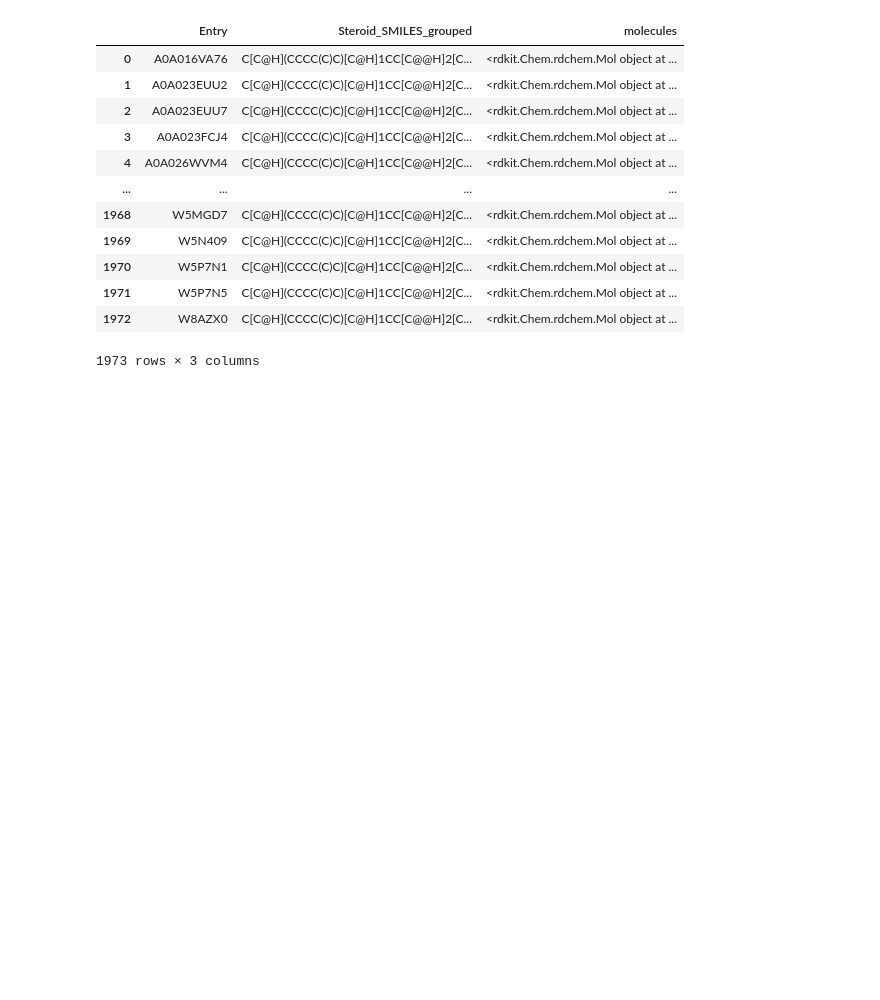
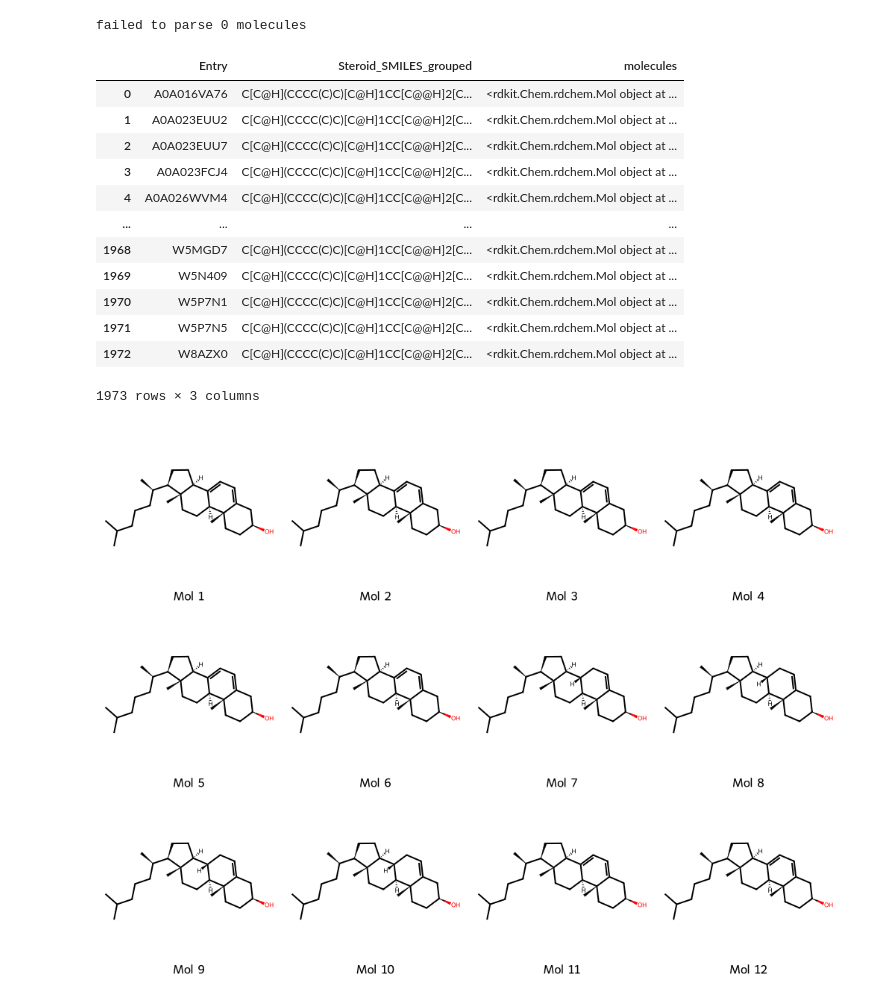
Before and after one commit to wiz124/chem169-git, a Jupyter notebook: Li_Harry_RID_010_code.ipynb, the cells around one changed output. Saved outputs shown, nothing was run; the diff lists cells and outputs as text; code cells hidden in the pictures; blank space fills up the shorter version.

```diff
--- a/Li_Harry_RID_010_code.ipynb
+++ b/Li_Harry_RID_010_code.ipynb
@@ -3,34 +3,50 @@
 # %%
 #Exercise 0
 import pandas as pd
 from rdkit import Chem
 from rdkit import rdBase
+from rdkit.Chem import Draw
+import numpy as np
+import matplotlib.pyplot as plt
+import seaborn as sns
 
 df=pd.read_csv('steroid_dataset - my_data.csv', usecols=['Entry','Steroid_SMILES_grouped'])
 
 def smilestomol(smile):
     mol=Chem.MolFromSmiles(smile)
     return mol
-df['molecules']=df['Steroid_SMILES_grouped'].apply(smilestomol)
+#df['molecules']=df['Steroid_SMILES_grouped'].apply(smilestomol)
+df['molecules'] = df['Steroid_SMILES_grouped'].dropna().apply(smilestomol)
+
+none_count = sum(1 for mol in df['molecules'] if mol is None)
+print(f'failed to parse {none_count} molecules')
+
 display(df)
 
 
 assert df['molecules'].dtype=='object'
 assert df['molecules'].count()==df['Entry'].count()
+
+mol_list=df['molecules'].tolist()
+img = Draw.MolsToGridImage(mol_list[:12], molsPerRow=4, subImgSize=(250, 250),
+                            legends=[f"Mol {i+1}" for i in range(min(12, len(mol_list)))])
+img
 # %% [output]
+failed to parse 0 molecules
 |  | Entry | Steroid_SMILES_grouped | molecules |
 | 0 | A0A016VA76 | C[C@H](CCCC(C)C)[C@H]1CC[C@@H]2[C... | <rdkit.Chem.rdchem.Mol object at ... |
 | 1 | A0A023EUU2 | C[C@H](CCCC(C)C)[C@H]1CC[C@@H]2[C... | <rdkit.Chem.rdchem.Mol object at ... |
 | 2 | A0A023EUU7 | C[C@H](CCCC(C)C)[C@H]1CC[C@@H]2[C... | <rdkit.Chem.rdchem.Mol object at ... |
 | 3 | A0A023FCJ4 | C[C@H](CCCC(C)C)[C@H]1CC[C@@H]2[C... | <rdkit.Chem.rdchem.Mol object at ... |
 | 4 | A0A026WVM4 | C[C@H](CCCC(C)C)[C@H]1CC[C@@H]2[C... | <rdkit.Chem.rdchem.Mol object at ... |
 | ... | ... | ... | ... |
 | 1968 | W5MGD7 | C[C@H](CCCC(C)C)[C@H]1CC[C@@H]2[C... | <rdkit.Chem.rdchem.Mol object at ... |
 | 1969 | W5N409 | C[C@H](CCCC(C)C)[C@H]1CC[C@@H]2[C... | <rdkit.Chem.rdchem.Mol object at ... |
 | 1970 | W5P7N1 | C[C@H](CCCC(C)C)[C@H]1CC[C@@H]2[C... | <rdkit.Chem.rdchem.Mol object at ... |
 | 1971 | W5P7N5 | C[C@H](CCCC(C)C)[C@H]1CC[C@@H]2[C... | <rdkit.Chem.rdchem.Mol object at ... |
 | 1972 | W8AZX0 | C[C@H](CCCC(C)C)[C@H]1CC[C@@H]2[C... | <rdkit.Chem.rdchem.Mol object at ... |
-1973 rows × 3 columns
+1973 rows × 3 columns
+[figure, added]
 # %%
 #Exercise 1
 from rdkit.Chem import AllChem, MACCSkeys
```
Also changed, not shown: parts of 5 cells of this notebook.
